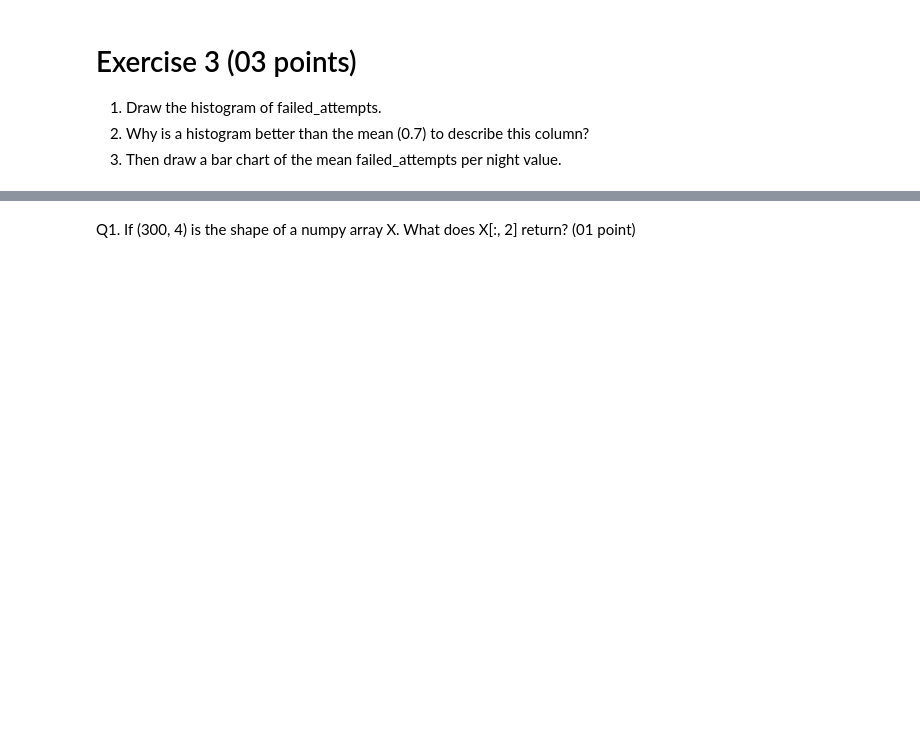
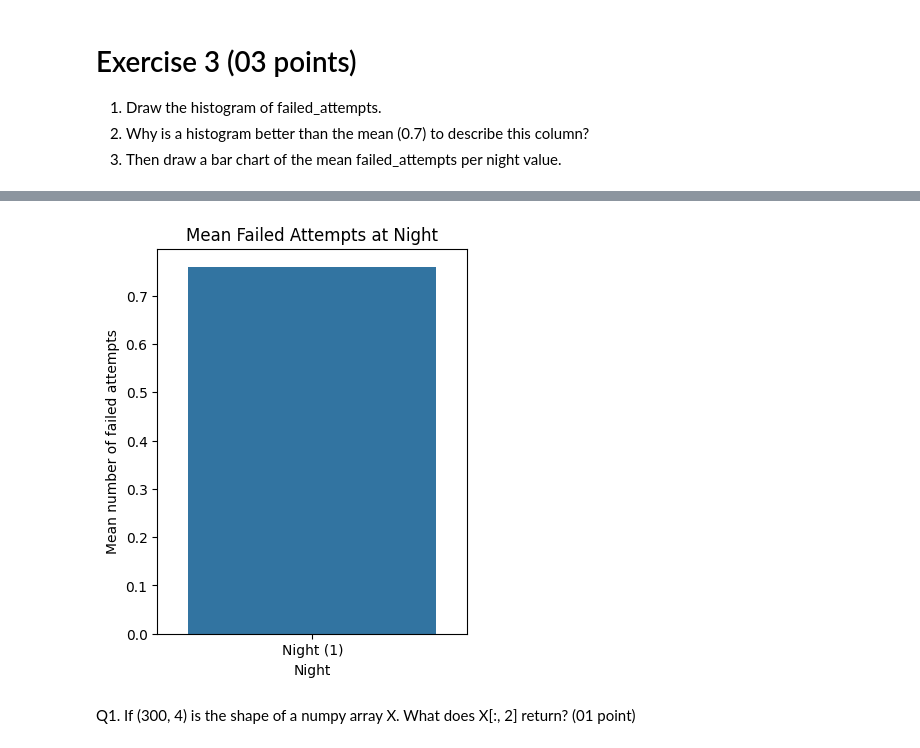
Before and after one commit to yuki-disu/MLDLS-Evaluation-Repository, a Jupyter notebook: Workshop_1_Tools_and_Libraries/TP1.ipynb, the cells around one changed output, grey strips where cells are left out. Drawn from its saved outputs; the diff is of its cells as text; code cells hidden in the pictures; blank space fills up the shorter version.

```diff
--- a/Workshop_1_Tools_and_Libraries/TP1.ipynb
+++ b/Workshop_1_Tools_and_Libraries/TP1.ipynb
@@ -139,3 +189,19 @@ log = pd.DataFrame({"user":    rng.choice(["ali", "sara", "yacine", "nour", "kar
+# %%
+# 3. Draw a bar chart of the mean failed_attempts per night value.
+
+# Write your code here
+
+night_log = log[log['night'] == 1]
+
+plt.figure(figsize=(4, 5))
+sns.barplot(data=night_log, x='night', y='failed_attempts', errorbar=None)
+plt.xticks([0], ['Night (1)'])
+plt.title('Mean Failed Attempts at Night')
+plt.xlabel('Night')
+plt.ylabel('Mean number of failed attempts')
+plt.show()
+# %% [output]
+[figure, added]
 # %%
 # Auttograded cell - Skip it
 # %% [markdown]
```
Also changed, not shown: parts of 21 cells of this notebook, 2 other files.
